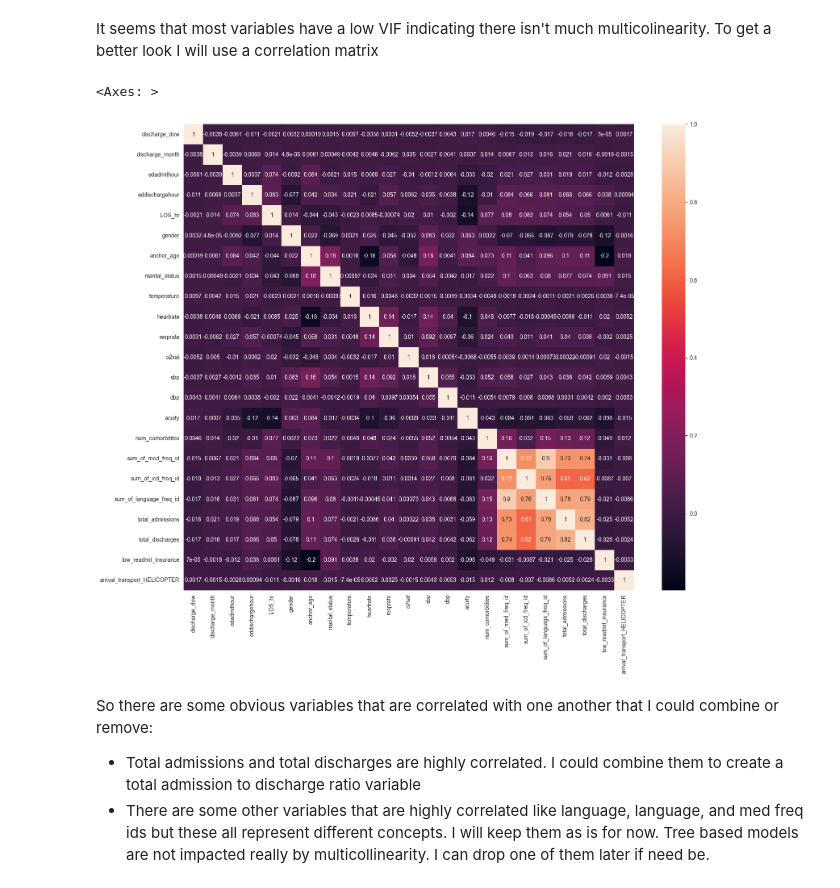
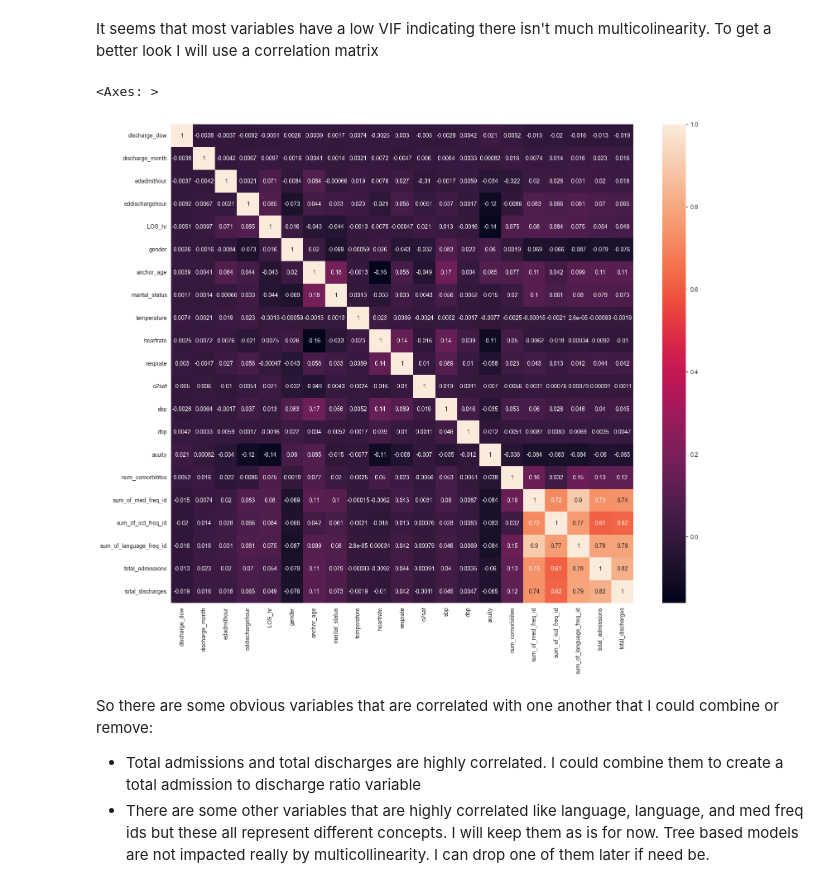
Before and after one commit to leetheoiv/Readmission-Risk-Prediction, a Jupyter notebook: Substance_Abuse_ML_Model.ipynb, the cells around one changed output. Saved outputs shown, nothing was run; the diff lists cells and outputs as text; code cells hidden in the pictures.

```diff
--- a/Substance_Abuse_ML_Model.ipynb
+++ b/Substance_Abuse_ML_Model.ipynb
@@ -146,7 +128,7 @@ df.drop_duplicates(inplace=True)
 ### Split the Data into training and test sets
 # %%
 from sklearn.model_selection import train_test_split
-train_df,test_df = train_test_split(df,test_size=0.25,random_state=42,)
+train_df,test_df = train_test_split(df,test_size=0.25,random_state=42)
 # %%
 train_df.head()
 # %% [output]
@@ -459,7 +441,7 @@ class GetDisposition(BaseEstimator, TransformerMixin):
     def transform(self, X):
         X_copy = X.copy()
         # 1 if the patient left without getting proper treatment else 0
-        X_copy['disposition'].apply(lambda x: 1 if x in self.dispositions else 0 )
+        X_copy['disposition'] = X_copy['disposition'].apply(lambda x: 1 if x in self.dispositions else 0 )
         return X_copy
 # %%
 class GetDiagnosesFrequencies(BaseEstimator, TransformerMixin):
@@ -559,6 +541,11 @@ class StandardScalar_Custom(BaseEstimator, TransformerMixin):
 
         X_copy[self.numeric_cols] = self.scaler.transform(X_copy[self.numeric_cols])
         return X_copy
+
+    def inverse_transform(self, X):
+        X_copy = X.copy()
+        X_copy[self.numeric_cols] = self.scaler.inverse_transform(X_copy[self.numeric_cols])
+        return X_copy
 # %%
 class CreateDummies(BaseEstimator, TransformerMixin):
     """
@@ -678,13 +665,13 @@ It seems that most variables have a low VIF indicating there isn't much multicol
 # %%
 # Use a correlation matrix to identify which variables are correlated with one another
 train_numeric_corr = train_df_cleaned.select_dtypes(include='float').drop(columns=['subject_id','hadm_id','readmit_stay_id'])
-train_numeric_corr = train_numeric_corr.iloc[:,:23].corr()
+train_numeric_corr = train_numeric_corr.iloc[:,:21].corr()
 # Plot heatmap
 plt.figure(figsize=(18,15))
 sns.heatmap(train_numeric_corr,annot=True)
 # %% [output]
 <Axes: >
-[figure, old version]
+[figure, new version]
 # %% [markdown]
 So there are some obvious variables that are correlated with one another that I could combine or remove:
 - Total admissions and total discharges are highly correlated. I could combine them to create a total admission to discharge ratio variable
```
Also changed, not shown: parts of 85 cells of this notebook.
